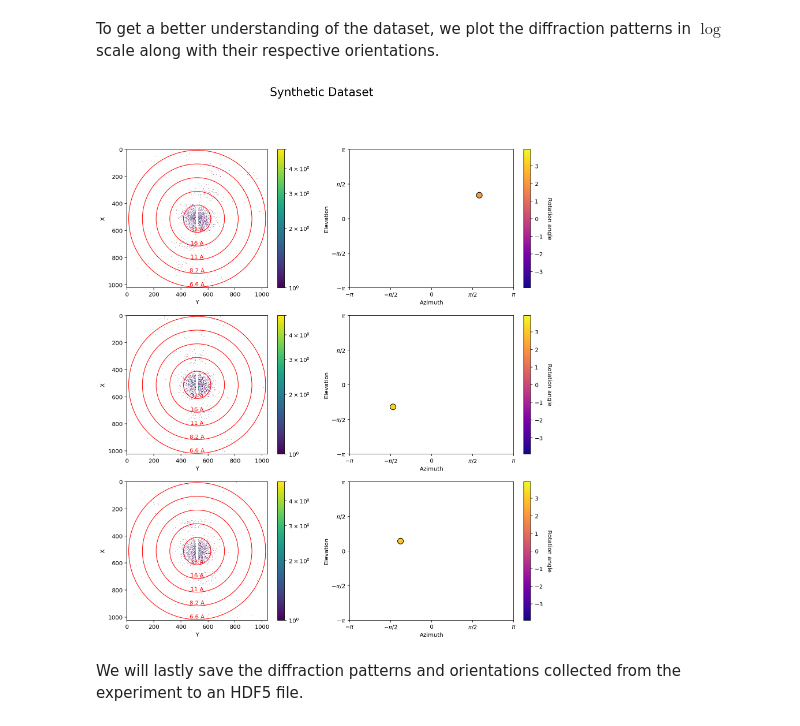
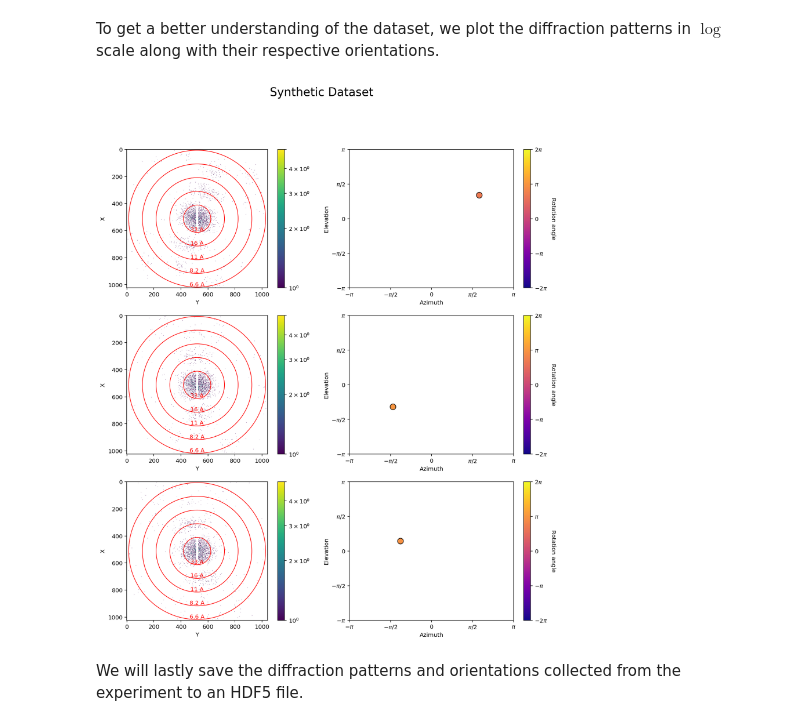
Before and after one commit to chuckie82/skopi, a Jupyter notebook: examples/notebooks/cspi_generate_synthetic_dataset.ipynb, the cells around one changed output. Cells and saved outputs as stored; diff of their text form; code cells hidden in the pictures.

Commit message:
Modify the range of the orientation plot colorbar

```diff
--- a/examples/notebooks/cspi_generate_synthetic_dataset.ipynb
+++ b/examples/notebooks/cspi_generate_synthetic_dataset.ipynb
@@ -195,8 +195,8 @@ def azimuth_elevation_representation(unit_vector):
     elevation = np.arctan2(z, np.sqrt(x ** 2 + y ** 2))
     return azimuth, elevation
 
-def plot_orientation(ax, azimuth, elevation, theta, vmin=-1.25*np.pi, vmax=1.25*np.pi, cmap=cm.plasma):
-    norm = Normalize(vmin=vmin, vmax=vmax)
+def plot_orientation(ax, azimuth, elevation, theta, cmap=cm.plasma):
+    norm = Normalize(vmin=-2*np.pi, vmax=2*np.pi)
     color = cmap(norm(theta))
 
     scatter = ax.scatter(azimuth, elevation, color=color, s=100, edgecolors='black')
@@ -210,35 +210,36 @@ def plot_orientation(ax, azimuth, elevation, theta, vmin=-1.25*np.pi, vmax=1.25*
     ax.set_xticklabels(['$-\pi$', '$-\pi/2$', '0', '$\pi/2$', '$\pi$'])
     ax.set_yticklabels(['$-\pi$', '$-\pi/2$', '0', '$\pi/2$', '$\pi$'])
 
     sm = cm.ScalarMappable(cmap=cmap, norm=norm)
     sm.set_array([])
-    cbar = plt.colorbar(sm)
+    cbar = plt.colorbar(sm, ticks=[-2*np.pi, -np.pi, 0, np.pi, 2*np.pi])
     cbar.set_label('Rotation angle', rotation=270, labelpad=15)
+    cbar.ax.set_yticklabels(['$-2\pi$', '$-\pi$', '0', '$\pi$', '$2\pi$'])  # vertically oriented colorbar
 
 fig_nrows = 3
 fig_ncols = 2
 
 fig_width = 14
 fig_height = 5 * fig_nrows
 
 plt.figure(figsize=(fig_width, fig_height))
 viz = ps.Visualizer(experiment, diffraction_rings="auto", log_scale=True)
 
 for diffraction_pattern_idx, diffraction_pattern in enumerate(diffraction_patterns[:fig_nrows]):
     plt.subplot(fig_nrows, fig_ncols, 2 * (diffraction_pattern_idx + 1) - 1)
     viz.imshow(diffraction_pattern)
 
     orientation = orientations[diffraction_pattern_idx]
     axis, theta = angle_axis_representation(orientation)
     azimuth, elevation = azimuth_elevation_representation(axis)
 
     ax = plt.subplot(fig_nrows, fig_ncols, 2 * (diffraction_pattern_idx + 1))
     plot_orientation(ax, azimuth, elevation, theta)
 
 plt.suptitle('Synthetic Dataset', fontsize=20)
 plt.show()
 # %% [output]
-[figure, old version]
+[figure, new version]
 # %% [markdown]
 We will lastly save the diffraction patterns and orientations collected from the experiment to an HDF5 file.
 # %%
```
